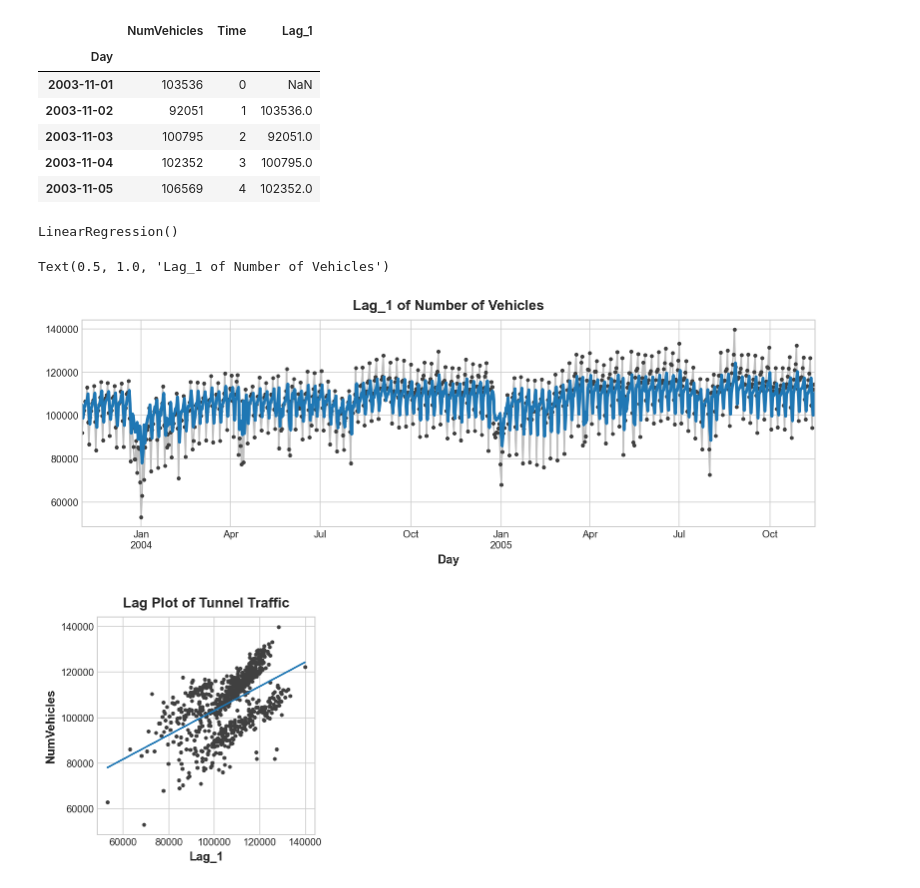
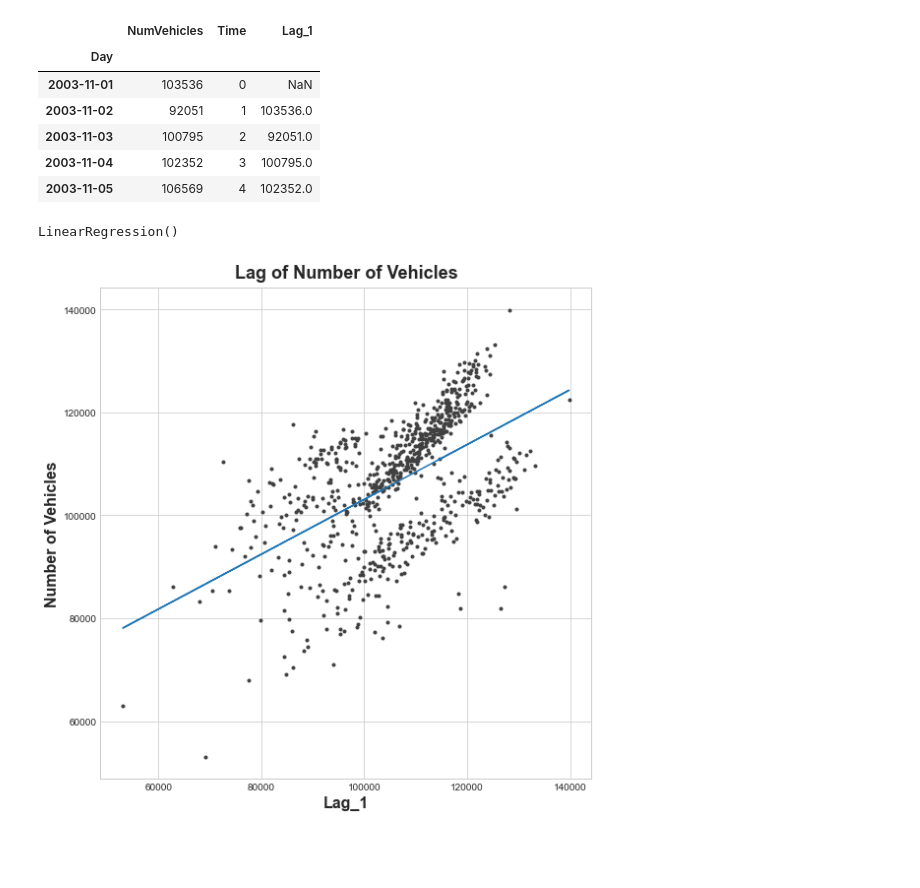
Before and after one commit to JudsonMorgan/Time-series, a Jupyter notebook: Time-Series-tutorials.ipynb, the cells around one changed output. Drawn from its saved outputs; the diff is of its cells as text; code cells hidden in the pictures; blank space fills up the shorter version.

```diff
--- a/Time-Series-tutorials.ipynb
+++ b/Time-Series-tutorials.ipynb
@@ -116,5 +66,0 @@ plt.show()
-# %%
-df = pd.read_csv('Downloads/tunnel.csv',
-                index_col='Day',
-                parse_dates=['Day'])
-df.head()
@@ -178,18 +80,0 @@ Length: 747, dtype: float64
-# %%
-plt.rc("figure", autolayout=True, figsize=(11, 4))
-plt.rc(
-    "axes",
-    labelweight="bold",
-    labelsize="large",
-    titleweight="bold",
-    titlesize=14,
-    titlepad=10,
-)
-plot_params = dict(
-    color="0.75",
-    style=".-",
-    markeredgecolor="0.25",
-    markerfacecolor="0.25",
-    legend=False,
-)
-%config InlineBackend.figure_format = 'retina'
@@ -230,6 +115,13 @@ X = df.loc[:, ['Lag_1']]
 y = df.loc[:, 'NumVehicles']
-# %%
-reg = LinearRegression()
-reg.fit(X,y)
-# %% [output]
-LinearRegression()
+# %%
+from sklearn.linear_model import LinearRegression
+df.dropna(inplace=True)
+y, X = y.align(X, join = 'inner')
+
+X = df.loc[:, ['Lag_1']]
+y = df.loc[:, 'NumVehicles']
+
+model = LinearRegression()
+model.fit(X,y)
+# %% [output]
+LinearRegression()
@@ -236,19 +136,13 @@ LinearRegression()
 # %%
-y_preds = pd.Series(reg.predict(X), index = X.index)
+y_preds = pd.Series(model.predict(X), index = X.index)
-# %%
-ax = y.plot(**plot_params)
-ax = y_preds.plot(ax=ax, linewidth=3)
-ax.set_title('Lag_1 of Number of Vehicles')
-# %% [output]
-Text(0.5, 1.0, 'Lag_1 of Number of Vehicles')
-[figure, removed]
 # %%
 fig, ax = plt.subplots()
 ax.plot(X['Lag_1'], y, '.', color='0.25')
 ax.plot(X['Lag_1'], y_preds)
 ax.set_aspect('equal')
-ax.set_ylabel('NumVehicles')
 ax.set_xlabel('Lag_1')
-ax.set_title('Lag Plot of Tunnel Traffic');
+ax.set_ylabel('Number of Vehicles')
+ax.set_title('Lag of Number of Vehicles')
+plt.show()
 # %% [output]
-[figure, old version]
+[figure, new version]
```
Also changed, not shown: parts of 21 cells of this notebook, 1 other file.
